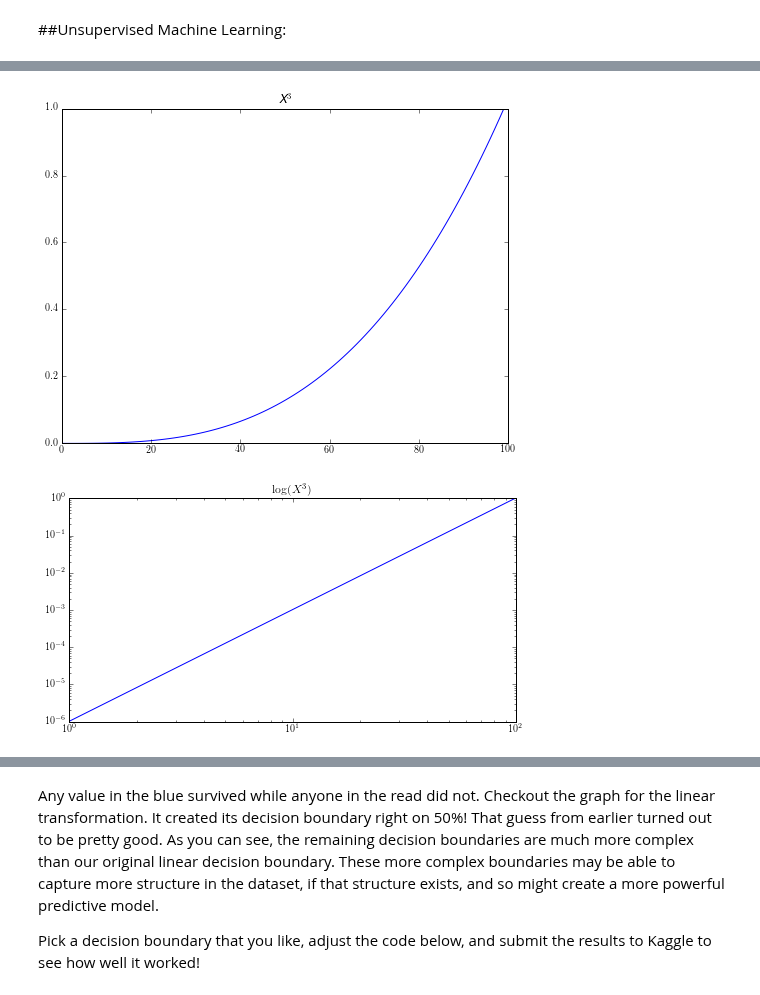
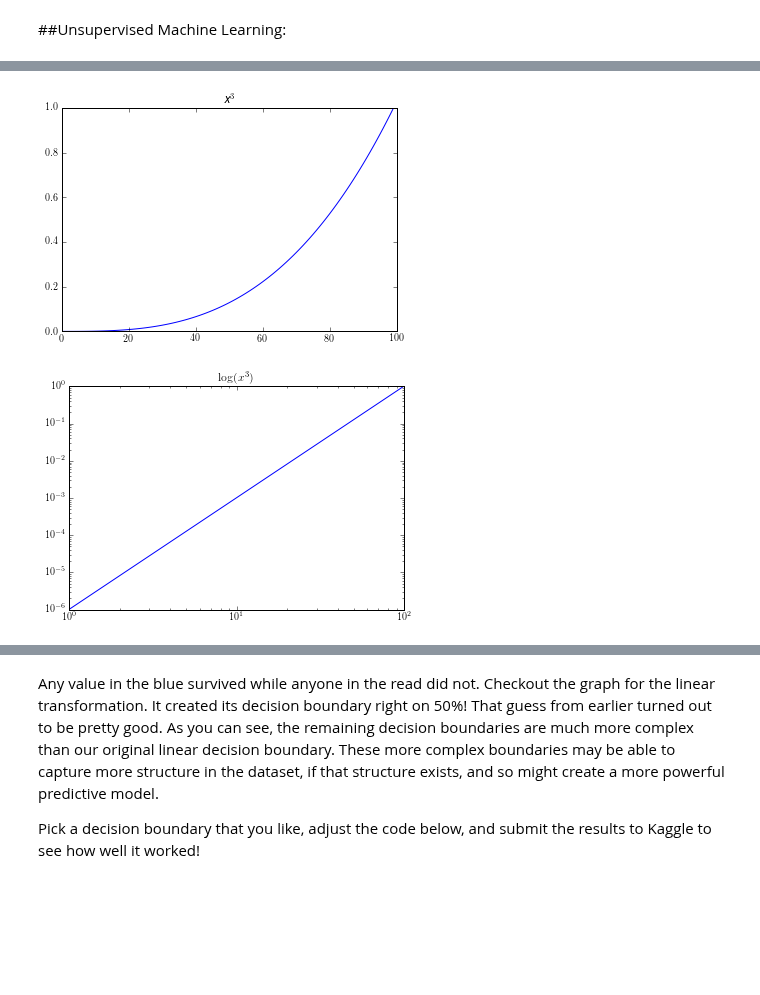
Before and after one commit to agconti/kaggle-titanic, a Jupyter notebook: Titanic.ipynb, the cells around one changed output, grey strips where cells are left out. Cells and saved outputs as stored; diff of their text form; code cells hidden in the pictures; blank space fills up the shorter version.

```diff
--- a/Titanic.ipynb
+++ b/Titanic.ipynb
@@ -479,18 +483,18 @@ This process of transforming models so that they can be better expressed in a di
 # %%
 from matplotlib import pyplot
 #pyplot.xkcd()
-plt.figure(figsize(8,),dpi=3200)
+plt.figure(figsize(6,4),dpi=3200)
 matplotlib.rc('text', usetex=True)
 plot(np.power(np.linspace(0,1,100), np.repeat(3, 100)))
-title(r'\textit{X^3}')
+title(r'\textit{x^3}')
 savefig('x3.png', bbox_inches='tight')
 # %% [output]
-[figure, old version]
+[figure, new version]
 # %%
 plt.figure(dpi=3200)
 loglog(np.power(np.linspace(0,1,100), np.repeat(3, 100)))
-title(r'\textit{\log(X^3)}')
+title(r'\textit{\log(x^3)}')
 savefig('loglogx3.png', bbox_inches='tight')
 # %% [output]
-[figure, old version]
+[figure, new version]
 # %%
```
Also changed, not shown: parts of 16 cells of this notebook.
